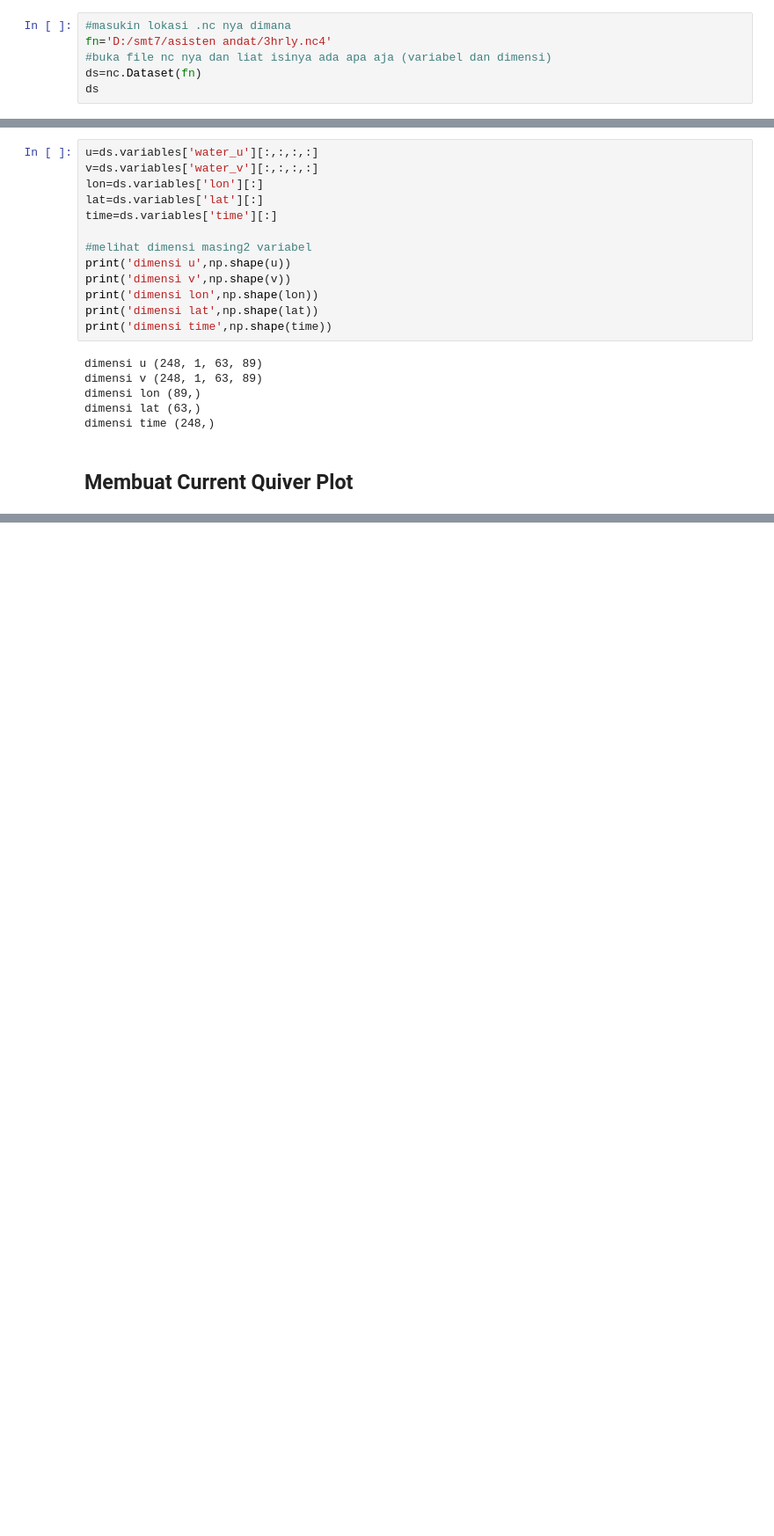
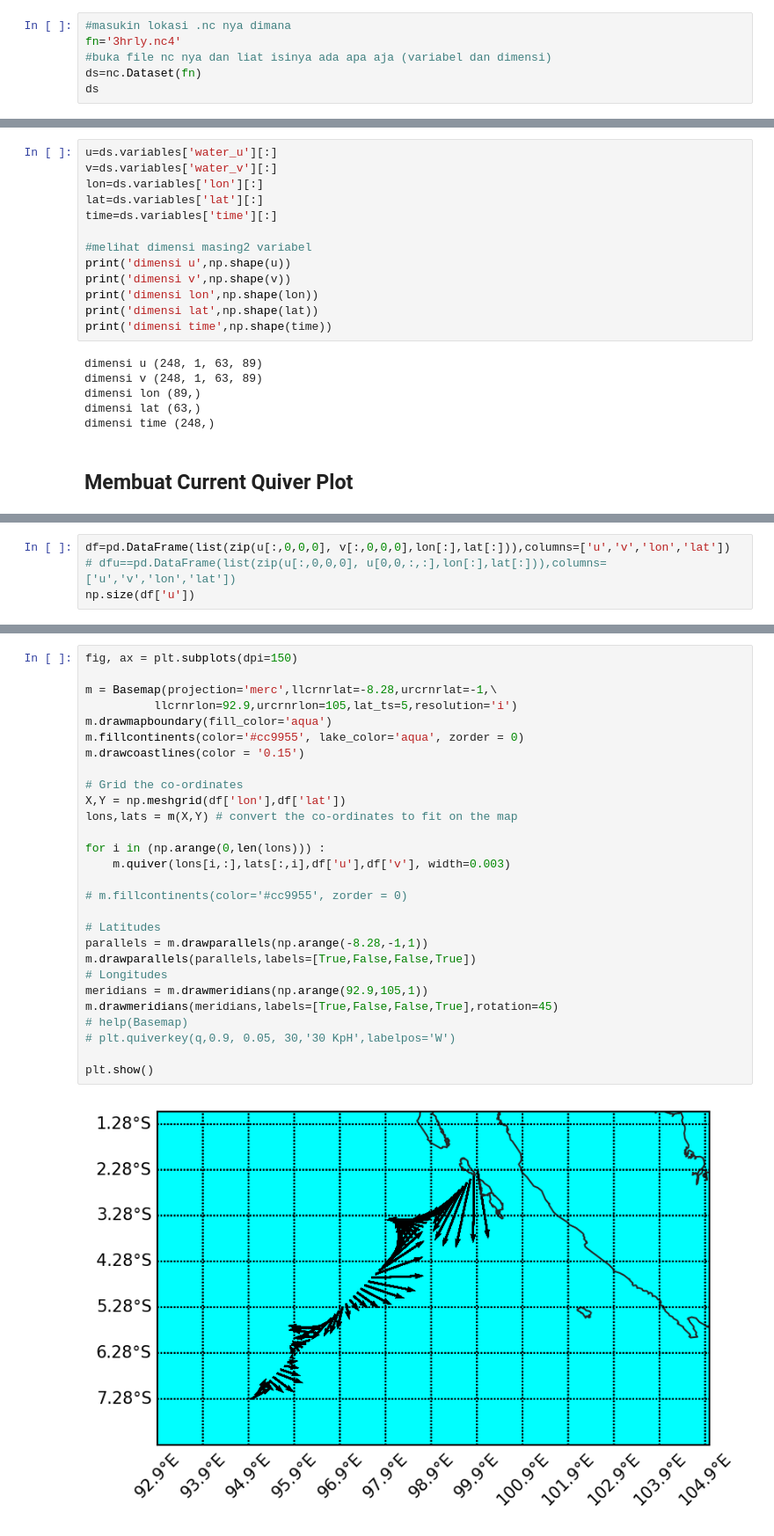
Before and after one commit to salbifaza/modul4andat, a Jupyter notebook: MODUL4_QUIVER_PLOT.ipynb, the cells around one changed output, grey strips where cells are left out. Shown at 88% size. Drawn from its saved outputs; the diff is of its cells as text; blank space fills up the shorter version.

```diff
--- a/MODUL4_QUIVER_PLOT.ipynb
+++ b/MODUL4_QUIVER_PLOT.ipynb
@@ -17,7 +17,7 @@ from mpl_toolkits.basemap import Basemap
 # Input Data Arus
 # %%
 #masukin lokasi .nc nya dimana
-fn='D:/smt7/asisten andat/3hrly.nc4'
+fn='3hrly.nc4'
 #buka file nc nya dan liat isinya ada apa aja (variabel dan dimensi)
 ds=nc.Dataset(fn)
 ds
@@ -46,8 +46,8 @@ Original Dataset = GLBu0.08/expt_19.1/2000/3hrly; Translation Date = 2020-09-22T
 ## Deklarasi Data Arus
 data arus yang digunakan dalam plot quiver merupakan data spasial, jadi gausah diambil di grid tertentu
 # %%
-u=ds.variables['water_u'][:,:,:,:]
-v=ds.variables['water_v'][:,:,:,:]
+u=ds.variables['water_u'][:]
+v=ds.variables['water_v'][:]
 lon=ds.variables['lon'][:]
 lat=ds.variables['lat'][:]
 time=ds.variables['time'][:]
@@ -92,0 +92,4 @@ ValueError: too many values to unpack (expected 2)
+# %%
+df=pd.DataFrame(list(zip(u[:,0,0,0], v[:,0,0,0],lon[:],lat[:])),columns=['u','v','lon','lat'])
+# dfu==pd.DataFrame(list(zip(u[:,0,0,0], u[0,0,:,:],lon[:],lat[:])),columns=['u','v','lon','lat'])
+np.size(df['u'])
@@ -92,0 +110,30 @@ ValueError: too many values to unpack (expected 2)
+# %%
+fig, ax = plt.subplots(dpi=150)
+
+m = Basemap(projection='merc',llcrnrlat=-8.28,urcrnrlat=-1,\
+          llcrnrlon=92.9,urcrnrlon=105,lat_ts=5,resolution='i')
+m.drawmapboundary(fill_color='aqua')
+m.fillcontinents(color='#cc9955', lake_color='aqua', zorder = 0)
+m.drawcoastlines(color = '0.15')
+
+# Grid the co-ordinates
+X,Y = np.meshgrid(df['lon'],df['lat'])
+lons,lats = m(X,Y) # convert the co-ordinates to fit on the map
+
+for i in (np.arange(0,len(lons))) :
+    m.quiver(lons[i,:],lats[:,i],df['u'],df['v'], width=0.003)
+
+# m.fillcontinents(color='#cc9955', zorder = 0)
+
+# Latitudes
+parallels = m.drawparallels(np.arange(-8.28,-1,1))
+m.drawparallels(parallels,labels=[True,False,False,True])
+# Longitudes
+meridians = m.drawmeridians(np.arange(92.9,105,1))
+m.drawmeridians(meridians,labels=[True,False,False,True],rotation=45)
+# help(Basemap)
+# plt.quiverkey(q,0.9, 0.05, 30,'30 KpH',labelpos='W')
+
+plt.show()
+# %% [output]
+[figure, added]
```
Also changed, not shown: parts of 4 cells of this notebook, 3 other files.
